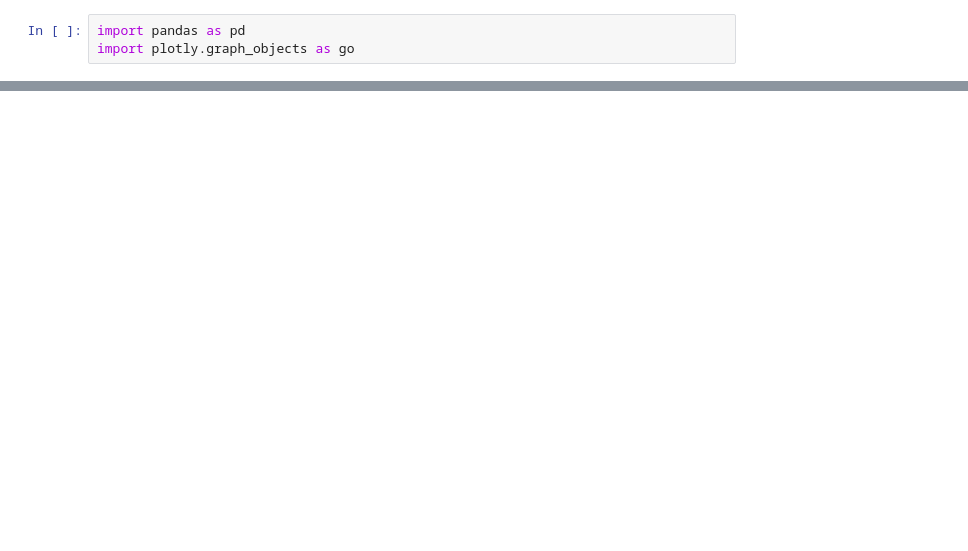
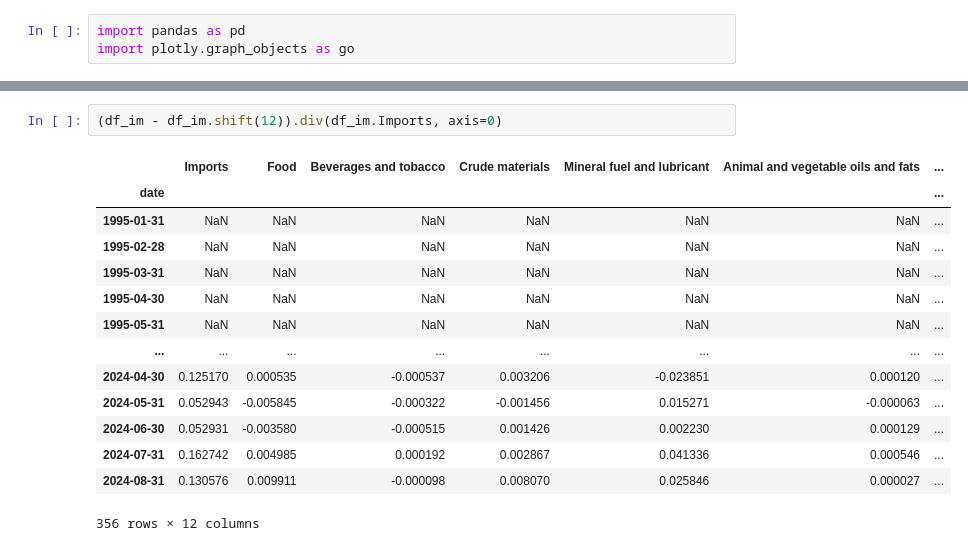
Before and after one commit to phat-ap/showcases, a Jupyter notebook: economic_data_plot.ipynb, the cells around one changed output, grey strips where cells are left out. Drawn from its saved outputs; the diff is of its cells as text; blank space fills up the shorter version.

```diff
--- a/economic_data_plot.ipynb
+++ b/economic_data_plot.ipynb
@@ -22,0 +196,17 @@ ValueError: Mime type rendering requires nbformat>=4.2.0 but it is not installed
+# %%
+(df_im - df_im.shift(12)).div(df_im.Imports, axis=0)
+# %% [output]
+|  | Imports | Food | Beverages and tobacco | Crude materials | Mineral fuel and lubricant | Animal and vegetable oils and fats | ... |
+| date |  |  |  |  |  |  | ... |
+| 1995-01-31 | NaN | NaN | NaN | NaN | NaN | NaN | ... |
+| 1995-02-28 | NaN | NaN | NaN | NaN | NaN | NaN | ... |
+| 1995-03-31 | NaN | NaN | NaN | NaN | NaN | NaN | ... |
+| 1995-04-30 | NaN | NaN | NaN | NaN | NaN | NaN | ... |
+| 1995-05-31 | NaN | NaN | NaN | NaN | NaN | NaN | ... |
+| ... | ... | ... | ... | ... | ... | ... | ... |
+| 2024-04-30 | 0.125170 | 0.000535 | -0.000537 | 0.003206 | -0.023851 | 0.000120 | ... |
+| 2024-05-31 | 0.052943 | -0.005845 | -0.000322 | -0.001456 | 0.015271 | -0.000063 | ... |
+| 2024-06-30 | 0.052931 | -0.003580 | -0.000515 | 0.001426 | 0.002230 | 0.000129 | ... |
+| 2024-07-31 | 0.162742 | 0.004985 | 0.000192 | 0.002867 | 0.041336 | 0.000546 | ... |
+| 2024-08-31 | 0.130576 | 0.009911 | -0.000098 | 0.008070 | 0.025846 | 0.000027 | ... |
+356 rows × 12 columns
```
Also changed, not shown: parts of 11 cells of this notebook.
